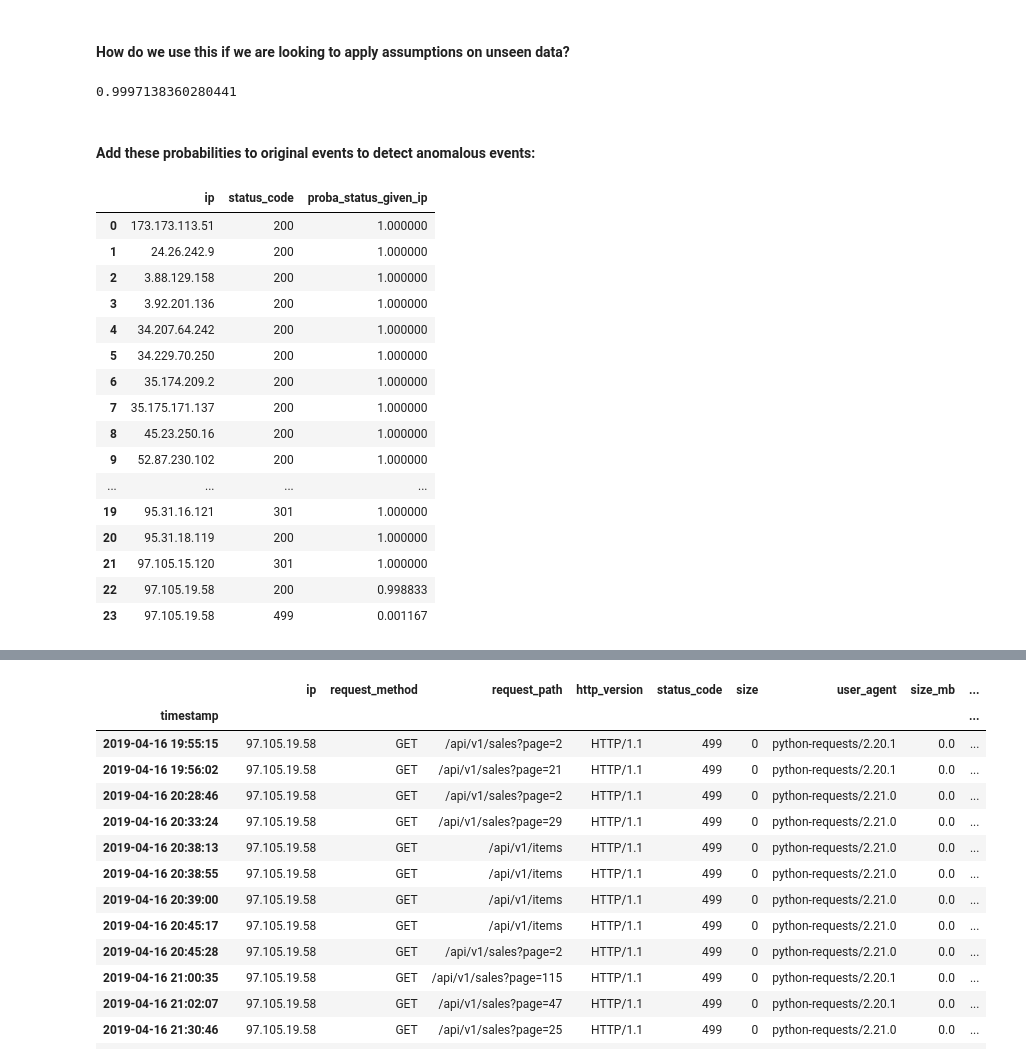
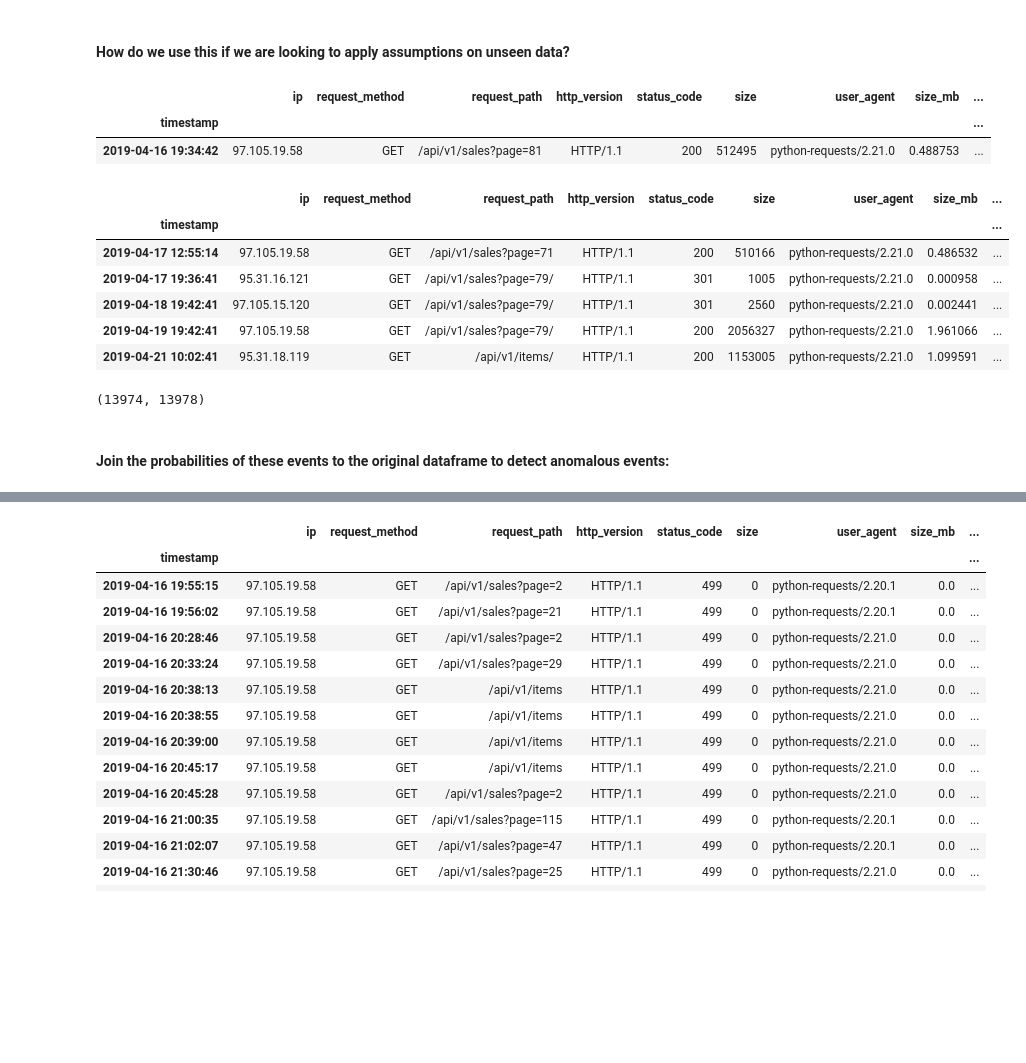
Before and after one commit to CodeupClassroom/kalpana-anomaly-detection-exercises, a Jupyter notebook: Disc_Methods.ipynb, the cells around one changed output, grey strips where cells are left out. Cells and saved outputs as stored; diff of their text form; code cells hidden in the pictures; blank space fills up the shorter version.

```diff
--- a/Disc_Methods.ipynb
+++ b/Disc_Methods.ipynb
@@ -384,4 +372,20 @@ status_given_ip[status_given_ip.status_code != 200]
 | 23 | 97.105.19.58 | 499 | 0.001167 |
 # %% [markdown]
 #### How do we use this if we are looking to apply assumptions on unseen data?
+# %%
+df.sort_index().head(1)
+# %% [output]
+|  | ip | request_method | request_path | http_version | status_code | size | user_agent | size_mb | ... |
+| timestamp |  |  |  |  |  |  |  |  | ... |
+| 2019-04-16 19:34:42 | 97.105.19.58 | GET | /api/v1/sales?page=81 | HTTP/1.1 | 200 | 512495 | python-requests/2.21.0 | 0.488753 | ... |
+# %%
+df.sort_index().tail(5)
+# %% [output]
+|  | ip | request_method | request_path | http_version | status_code | size | user_agent | size_mb | ... |
+| timestamp |  |  |  |  |  |  |  |  | ... |
+| 2019-04-17 12:55:14 | 97.105.19.58 | GET | /api/v1/sales?page=71 | HTTP/1.1 | 200 | 510166 | python-requests/2.21.0 | 0.486532 | ... |
+| 2019-04-17 19:36:41 | 95.31.16.121 | GET | /api/v1/sales?page=79/ | HTTP/1.1 | 301 | 1005 | python-requests/2.21.0 | 0.000958 | ... |
+| 2019-04-18 19:42:41 | 97.105.15.120 | GET | /api/v1/sales?page=79/ | HTTP/1.1 | 301 | 2560 | python-requests/2.21.0 | 0.002441 | ... |
+| 2019-04-19 19:42:41 | 97.105.19.58 | GET | /api/v1/sales?page=79/ | HTTP/1.1 | 200 | 2056327 | python-requests/2.21.0 | 1.961066 | ... |
+| 2019-04-21 10:02:41 | 95.31.18.119 | GET | /api/v1/items/ | HTTP/1.1 | 200 | 1153005 | python-requests/2.21.0 | 1.099591 | ... |
 # %%
@@ -389,27 +393,7 @@ status_given_ip[status_given_ip.status_code != 200]
 train = df.loc['2019-04-16 19:34:42':'2019-04-17 12:55:14']
-# %%
-train.size / df.size
-# %% [output]
-0.9997138360280441
+# %%
+len(train), len(df)
+# %% [output]
+(13974, 13978)
 # %% [markdown]
-#### Add these probabilities to original events to detect anomalous events:
+#### Join the probabilities of these events to the original dataframe to detect anomalous events:
-# %%
-status_given_ip
-# %% [output]
-|  | ip | status_code | proba_status_given_ip |
-| 0 | 173.173.113.51 | 200 | 1.000000 |
-| 1 | 24.26.242.9 | 200 | 1.000000 |
-| 2 | 3.88.129.158 | 200 | 1.000000 |
-| 3 | 3.92.201.136 | 200 | 1.000000 |
-| 4 | 34.207.64.242 | 200 | 1.000000 |
-| 5 | 34.229.70.250 | 200 | 1.000000 |
-| 6 | 35.174.209.2 | 200 | 1.000000 |
-| 7 | 35.175.171.137 | 200 | 1.000000 |
-| 8 | 45.23.250.16 | 200 | 1.000000 |
-| 9 | 52.87.230.102 | 200 | 1.000000 |
-| ... | ... | ... | ... |
-| 19 | 95.31.16.121 | 301 | 1.000000 |
-| 20 | 95.31.18.119 | 200 | 1.000000 |
-| 21 | 97.105.15.120 | 301 | 1.000000 |
-| 22 | 97.105.19.58 | 200 | 0.998833 |
-| 23 | 97.105.19.58 | 499 | 0.001167 |
```
Also changed, not shown: parts of 5 cells of this notebook.
